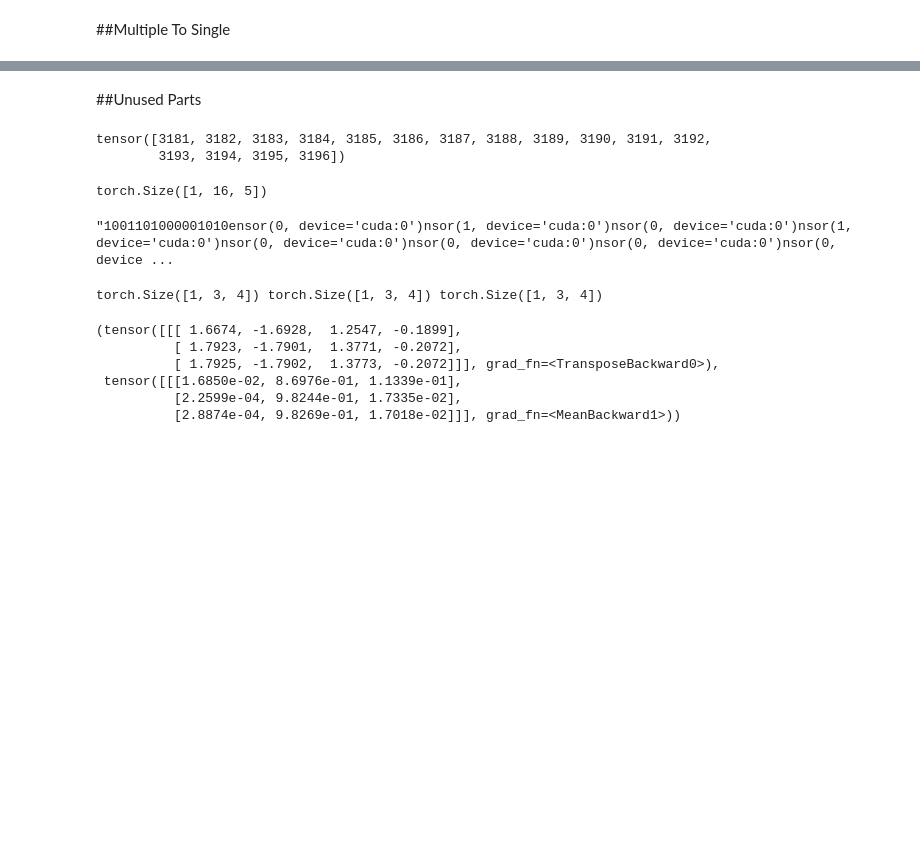
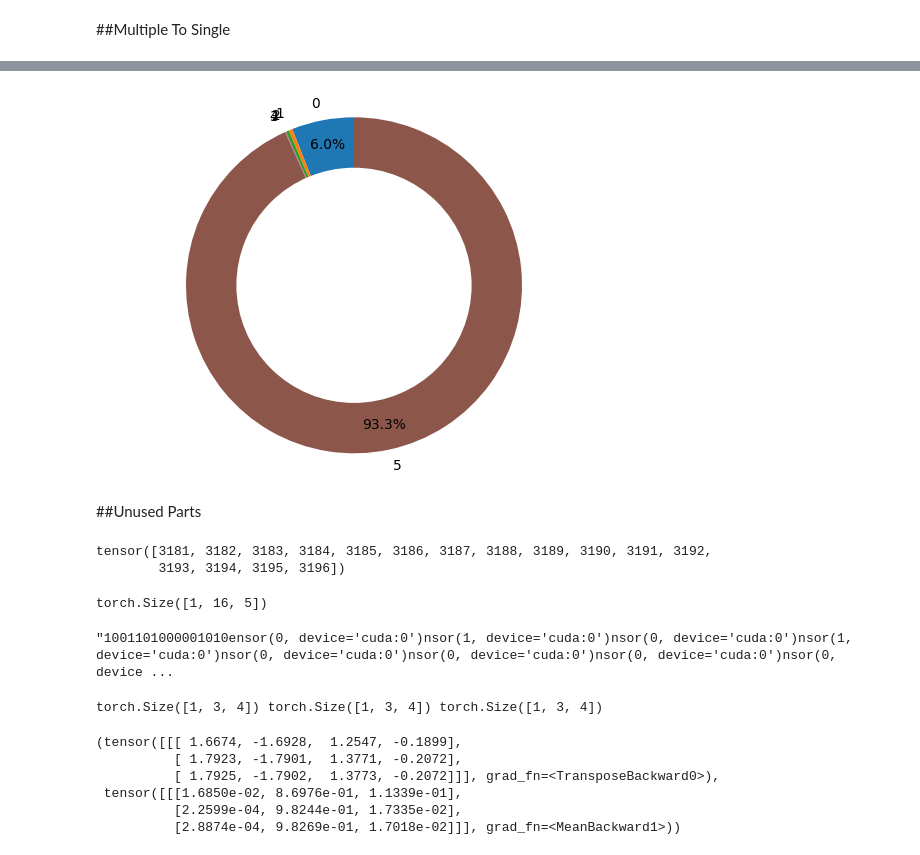
Before and after one commit to mrpc25/TaikoModels, a Jupyter notebook: UseModel_all_attentionCNN.ipynb, the cells around one changed output, grey strips where cells are left out. Cells and saved outputs as stored; diff of their text form; code cells hidden in the pictures; blank space fills up the shorter version.

```diff
--- a/UseModel_all_attentionCNN.ipynb
+++ b/UseModel_all_attentionCNN.ipynb
@@ -710,14 +774,0 @@ model = TaikoNoteClassfication(5).to(device)
-# %%
-# @title Parameters
-MODEL_PATH = "/content/drive/MyDrive/20240721/aside_7_f/5_10812_5397.pth" # @param {type:"string"}
-MAGNIFY = 1
-FREQ_BINS = 64
-SEGMENT = 100
-
-#載入儲存好的模型
-TaikoModel = TaikoNoteClassfication(5).to(device)
-TaikoModel.load_state_dict(torch.load(MODEL_PATH, map_location=torch.device(device)))
-TaikoModel.state_dict()
-TaikoModel.eval()
-
-print("Model Has Loaded Sucessfully")
@@ -744,6 +793,7 @@ if(channel_num==2 and not DUAL_CHANNEL):  SOUNDWAVE = torch.unsqueeze((SOUNDWAVE
 ZERO_CHANNEL_TENSOR = torch.full((CHANNRL, 1), 0).to(device)
 
 predictResult = []
+predictBar = []
 for NOTE_INDEX in tqdm(range(len(LocationToNotes))):
     def SoundPartByFrame(NOTE_OFFSRT):
         loop_index = NOTE_INDEX + NOTE_OFFSRT
@@ -800,3 +850,6 @@ for NOTE_INDEX in tqdm(range(len(LocationToNotes))):
       Result = TaikoModel(torch.unsqueeze(info_per_note, 0).to(device))
       Result = torch.squeeze(Result)
     predictResult.append(Result)
+    predictBar.append(Result.argmax().item())
+
+for x, y in zip(LocationToNotes, predictBar): song_branched.EveryBar[x[0]] = song_branched.EveryBar[x[0]][:x[1]] + str(y) + song_branched.EveryBar[x[0]][x[1]+1:]
@@ -805,0 +967,60 @@ for NOTE_INDEX in tqdm(range(len(LocationToNotes))):
+# %%
+# @title Result Possibility Check { form-width: "240px" }
+import matplotlib.pyplot as plt
+Demand_location =  [24, 10] # @param {type:"raw"}
+[Bar, Note] = Demand_location
+
+if ROLL_CONSIDERED:
+  Result_type = ["(0) Empty", "(1) Small Red", "(2) Small Blue", "(3) Big Red", "(4) Big Blue", "(5) Big Blue"]
+else:
+  Result_type = ["(0) Empty", "(1) Small Red", "(2) Small Blue", "(3) Big Red", "(4) Big Blue"]
+
+
+
+softmax = nn.Softmax(dim=1)
+
+def alignment(display_number):
+  if(display_number<10) : return " " + str(display_number)
+  return str(display_number)
+
+location_existence = False
+for location, possibility_distribution in zip(LocationToNotes, softmax(torch.stack(predictResult))):
+    if(location==Demand_location):
+        possibilty = possibility_distribution.tolist()
+        most_likely = possibilty.index(max(possibilty))
+        choosen = [""]*(5+ROLL_SIGN)
+        choosen[most_likely] = "(√)"
+
+        print(f"Location: Bar {Bar} / Note {Note}")
+
+        print("\nPossobility Distribution:\n")
+        print(f" (0) Empty\t: {alignment(round(possibilty[0]*100, 2))}\t% {choosen[0]}")
+        print(f" (1) Small Red\t: {alignment(round(possibilty[1]*100, 2))}\t% {choosen[1]}")
+        print(f" (2) Small Blue\t: {alignment(round(possibilty[2]*100, 2))}\t% {choosen[2]}")
+        print(f" (3) Big Red\t: {alignment(round(possibilty[3]*100, 2))}\t% {choosen[3]}")
+        print(f" (4) Big Blue\t: {alignment(round(possibilty[4]*100, 2))}\t% {choosen[4]}")
+        if ROLL_CONSIDERED: print(f" (5) Big Blue\t: {alignment(round(possibilty[5]*100, 2))}\t% {choosen[5]}")
+        print("\nModel Prediction: " + Result_type[most_likely])
+
+        # Generate pie chart
+        labels = ['0', '1', '2', '3', '4'] if not ROLL_CONSIDERED else ['0', '1', '2', '3', '4', '5']
+        sizes = possibilty
+
+        # autopct='%1.1f%%' if size > 0.1 else '' 讓比例太小的類別不要顯示百分比
+        fig, ax = plt.subplots()
+        wedges, texts, autotexts = ax.pie(sizes, labels=labels, autopct=lambda pct: f'{pct:.1f}%' if pct > 1 else '',
+                                          startangle=90, pctdistance=0.85)
+
+        # draw circle in the middle to make it a donut chart
+        centre_circle = plt.Circle((0,0),0.70,fc='white')
+        fig.gca().add_artist(centre_circle)
+
+        # Equal aspect ratio ensures that pie is drawn as a circle.
+        ax.axis('equal')
+
+        plt.show()
+        location_existence = True
+        break
+
+if not location_existence: print("Location Not Found.")
+# %% [output]
@@ -806,3 +1039,4 @@ for NOTE_INDEX in tqdm(range(len(LocationToNotes))):
+[figure, added]
 # %% [markdown]
 ##Unused Parts
 # %%
```
Also changed, not shown: parts of 11 cells of this notebook.
